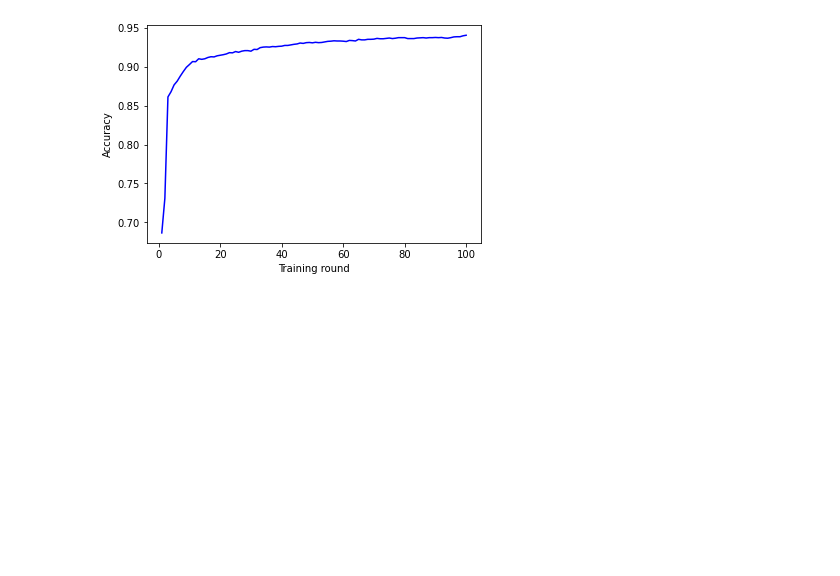
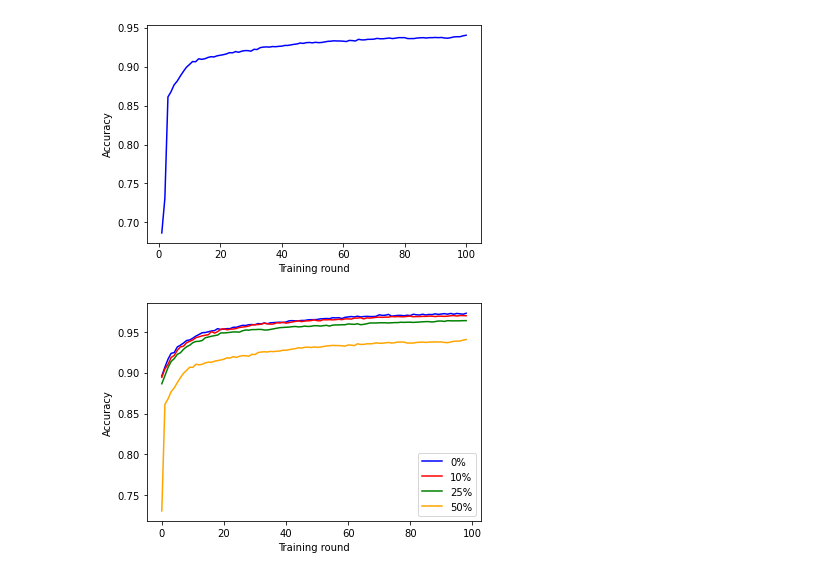
Before and after one commit to MdNaseerHussain/FedML, a Jupyter notebook: MDS.ipynb, the cells around one changed output. Cells and saved outputs as stored; diff of their text form; code cells hidden in the pictures; blank space fills up the shorter version.

Commit message:
Plot added

```diff
--- a/MDS.ipynb
+++ b/MDS.ipynb
@@ -399,0 +398,18 @@ np.savetxt('output/acc50.csv', accuracies50)
+# %%
+import pandas as pd
+
+accuracies0 = pd.read_csv('output/acc0.csv')
+accuracies10 = pd.read_csv('output/acc10.csv')
+accuracies25 = pd.read_csv('output/acc25.csv')
+accuracies50 = pd.read_csv('output/acc50.csv')
+
+plt.plot(accuracies0, color="blue")
+plt.plot(accuracies10, color="red")
+plt.plot(accuracies25, color="green")
+plt.plot(accuracies50, color="orange")
+plt.xlabel("Training round")
+plt.ylabel("Accuracy")
+plt.legend(["0%", "10%", "25%", "50%"])
+plt.show()
+# %% [output]
+[figure, added]
```
Also changed, not shown: parts of 1 cell of this notebook.
